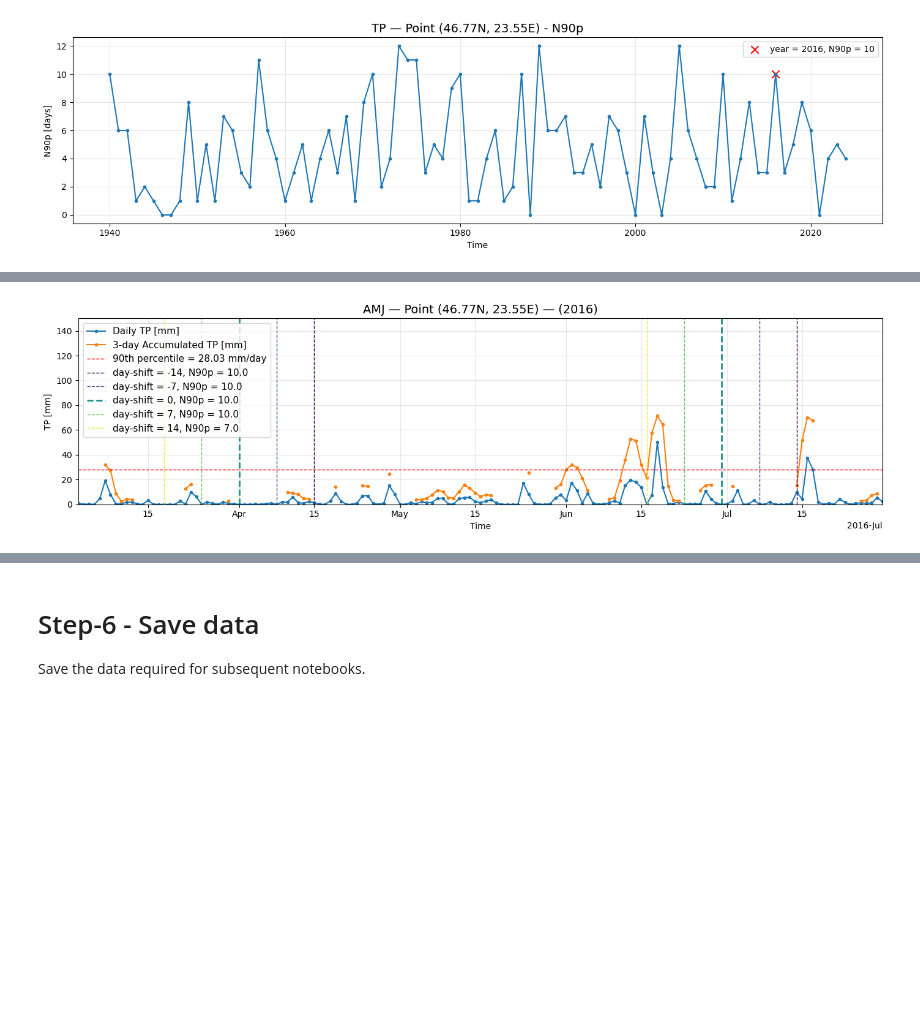
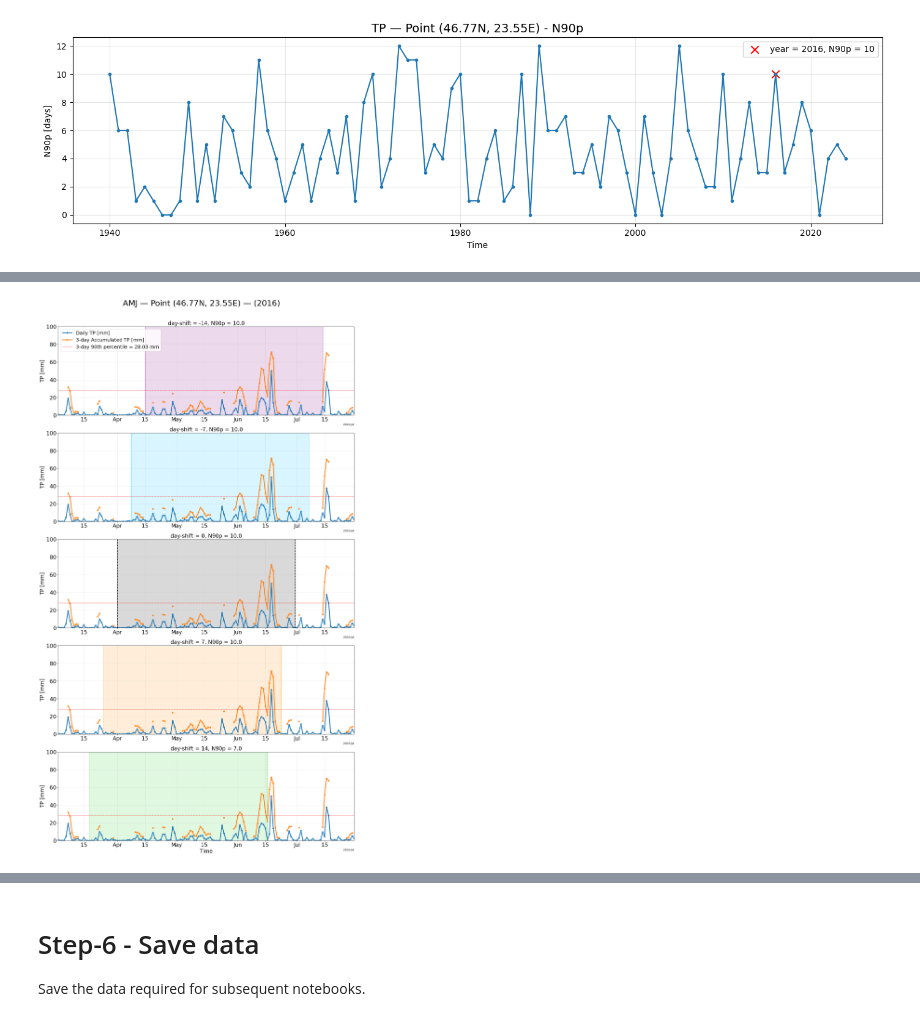
Before and after one commit to eugeniofella/SCEWERO-EPE, a Jupyter notebook: DDEPE-SF_Training/1_EPE-detect.ipynb, the cells around one changed output, grey strips where cells are left out. Drawn from its saved outputs; the diff is of its cells as text; code cells hidden in the pictures; blank space fills up the shorter version.

```diff
--- a/DDEPE-SF_Training/1_EPE-detect.ipynb
+++ b/DDEPE-SF_Training/1_EPE-detect.ipynb
@@ -26,7 +49,7 @@ Define the quantile threshold for identifying extreme or intense precipitation e
 threshold_widget=widgets.Dropdown(
     options=[85, 90, 95, 99],
     value=90,
-    description='Threshold:',
+    description='Threshold (percentile):',
     style={'description_width': 'initial'},
     layout=widgets.Layout(width='200px')
 )
@@ -138,7 +150,6 @@ Inspect the dataset to better understand its structure and characteristics.
 # %%
 # open the daily time series of ERA5 TP over the European domain
-era5_TP = xr.open_mfdataset('../DATA/ERA5_EU_TP_daily_sum_*',
-                                combine='by_coords')['tp'].rename({'valid_time':'time'})
+era5_TP = xr.open_dataarray('../DATA/ERA5_TP_MAMJJ.nc')
 # %%
 era5_TP
 # %% [output]
@@ -170,4 +175,6 @@ GRIB_surface :
 # %%
 # select the grid point of interest
-era5_TP_loc = era5_TP.sel(latitude=latP, longitude=lonP, method='nearest').load()
-era5_TP_loc
+era5_TP_loc = era5_TP.sel(latitude=latP, longitude=lonP, method='nearest')
+
+# select only the season of interest
+era5_TP_loc_seas = era5_TP_loc.where(era5_TP_loc['time'].dt.month.isin(months), drop=True)
@@ -342,55 +371,79 @@ NQp_era5_TP_loc_seas_acc_over = overlapping_season(n_over_season, era5_TP_loc, q
 # %%
 # plot
 year = 2016
 
-fig, ax = plt.subplots(figsize=(14,4))
+fig, ax = plt.subplots(figsize=(20,35), nrows = n_over_season)
 
 # timeseries in mm
 ts = era5_TP_loc.sel(time=((era5_TP_loc.time.dt.year == year) | (era5_TP_loc.time.dt.year == year+1))) * 1000
 ts_acc = timeseries_processing(ts, dry_threshold*1000, accumulation_time, months)
-
-# plot daily timeseries
-ts.plot(ax=ax, color='C0', linewidth=1.5, label='Daily TP [mm]', ls='-', marker='.')
-ts_acc.plot(ax=ax, color='C1', linewidth=1.5, label=f'{accumulation_time}-day Accumulated TP [mm]', ls='-', marker='.')
-
 # quantile horizontal line (mm)
 q_mm = float(q_era5_TP_loc_seas_acc.values) * 1000
-q_label = f"{int(quantile*100)}th percentile = {q_mm:.2f} mm/day"
-ax.axhline(q_mm, color='red', linestyle='--', linewidth=1, label=q_label)
-
+q_label = f"{accumulation_time}-day {int(quantile*100)}th percentile = {q_mm:.2f} mm"
 # title
 title = f"{season} — Point ({latP:.2f}N, {lonP:.2f}E) — ({year})"
-ax.set_title(title, fontsize=14)
 
-# plot the boundaries of the overlapping seasona
+
+# boundaries of the overlapping seasons
 t0 = ts.where(ts['time'].dt.month.isin(months), drop=True).time.values[0]
 t1 = ts.sel(time=((ts.time.dt.year == year))).where(ts['time'].dt.month.isin(months), drop=True).time.values[-1]
 
-#color_list = ['purple', 'deepskyblue', 'black', 'darkorange', 'limegreen']
-cmap = plt.get_cmap('viridis')  # choose any colormap
-color_list = cmap(np.linspace(0, 1, len(day_shift_list)))
+color_list = ['purple', 'deepskyblue', 'black', 'darkorange', 'limegreen', 'yellow', 'blue', 'red', 'pink']
 
-for day_shift, color in zip(day_shift_list, color_list):
-
-     t0_str = (t0+pd.Timedelta(days=(-day_shift-1))).strftime('%Y-%m-%d')#.astype('U10')
-     ax.axvline(t0+pd.Timedelta(days=(-day_shift)), color=color, linestyle='--', linewidth=2 if day_shift == 0 else 1,
-      label=f'day-shift = {day_shift}, N{int(quantile*100)}p = {NQp_era5_TP_loc_seas_acc_over.sel(predictors_date=t0_str).tp.values}')
-     ax.axvline(t1+pd.Timedelta(days=(-day_shift)), color=color, linestyle='--', linewidth=2 if day_shift == 0 else 1)
+for i in range(n_over_season):
 
 
-# labels, grid, legend
-ax.set_ylabel('TP [mm]')
-ax.set_xlabel('Time')
-ax.set_ylim([0, 150])
-ax.set_xlim([t0+pd.Timedelta(days=(-30)), t1+pd.Timedelta(days=(30))])
-ax.grid(alpha=0.3)
-ax.legend(loc='upper left', fontsize=11)
+    # plot daily timeseries
+    ts.plot(ax=ax[i], color='C0', linewidth=3, ms=10, label='Daily TP [mm]', ls='-', marker='.')
+    ts_acc.plot(ax=ax[i], color='C1', linewidth=3, ms=10, label=f'{accumulation_time}-day Accumulated TP [mm]', ls='-', marker='.')
+    ax[i].axhline(q_mm, color='red', linestyle='--', linewidth=1, label=q_label)
+
+
+    day_shift = day_shift_list[i]
+    color = color_list[i]
+
+
+    t0_str = (t0+pd.Timedelta(days=(-day_shift-1))).strftime('%Y-%m-%d')#.astype('U10')
+    ax[i].axvline(t0+pd.Timedelta(days=(-day_shift)), color=color, linestyle='--', linewidth=2 if day_shift == 0 else 1)
+    ax[i].axvline(t1+pd.Timedelta(days=(-day_shift)), color=color, linestyle='--', linewidth=2 if day_shift == 0 else 1)
+
+    ax[i].axvspan(
+        t0+pd.Timedelta(days=(-day_shift)),
+        t1+pd.Timedelta(days=(-day_shift)),
+        color=color,
+        alpha=0.15
+    )
+
+
+    # labels, grid, legend
+    ax[i].set_title(f'day-shift = {day_shift}, N{int(quantile*100)}p = {NQp_era5_TP_loc_seas_acc_over.sel(predictors_date=t0_str).tp.values}', fontsize=20)
+    ax[i].set_ylabel('TP [mm]', fontsize=20)
+    ax[i].tick_params(axis='both', labelsize=20)
+    ax[i].set_xlabel('Time',fontsize=20)
+    ax[i].set_ylim([0, 100])
+    ax[i].set_xlim([t0+pd.Timedelta(days=(-30)), t1+pd.Timedelta(days=(30))])
+    ax[i].grid(alpha=0.3)
+    if i==0:
+        #ax[i].set_title(title, fontsize=14)
+        ax[i].legend(loc='upper left', fontsize=18)
+
+    if i==n_over_season-1:
+        ax[i].set_xlabel('Time',fontsize=20)
+
+    else:
+        ax[i].set_xlabel('',fontsize=20)
+
+    #else:
+        #ax[i].set_title('')
 
 # NB note that (for graphical purpose) in this visualisation the values
 # on the first and last days of central season is not displayed
+# note that points on the border are not taken into consideration
 
 
-plt.tight_layout()
+plt.suptitle(title, y=0.92, fontsize=30)
+#plt.tight_layout()
+
 plt.show()
 # %% [output]
-[figure, old version]
+[figure, new version]
```
Also changed, not shown: parts of 34 cells of this notebook, 7 other files.
